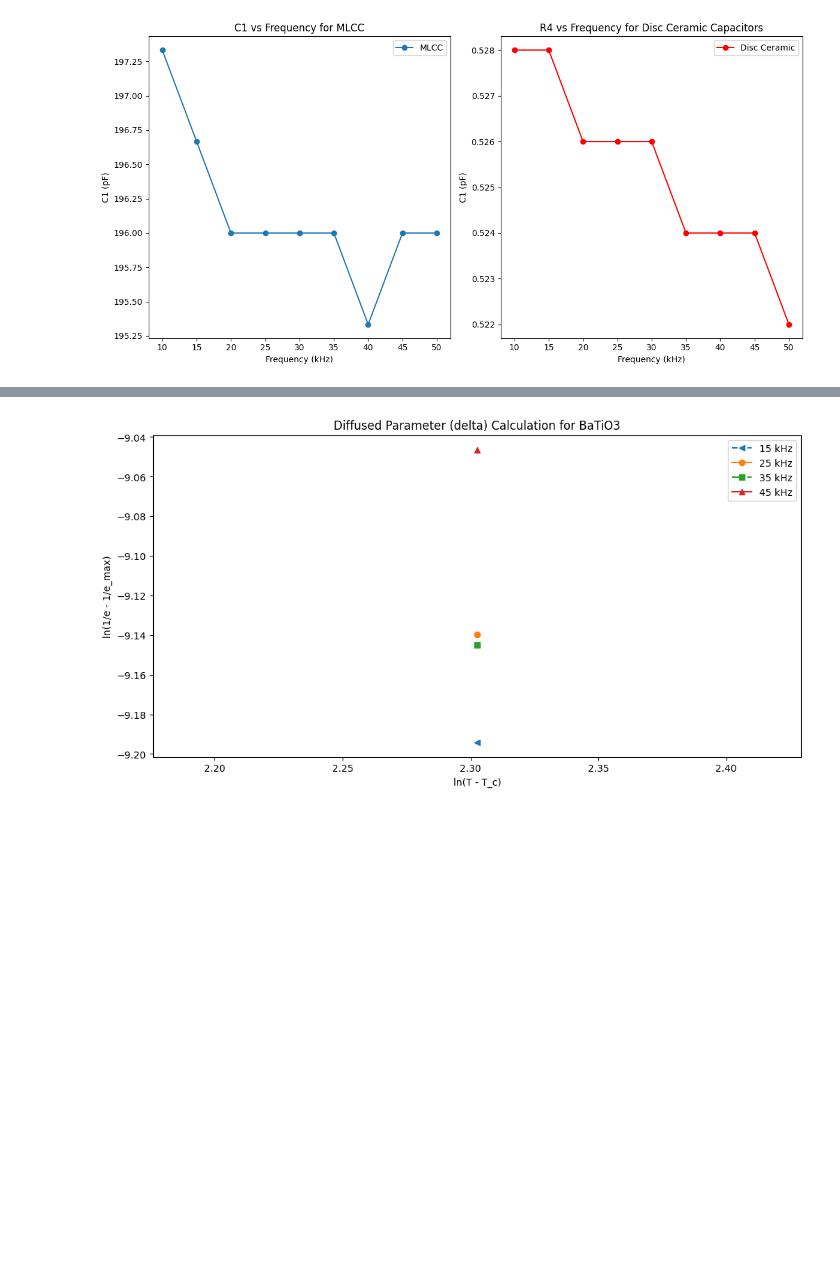
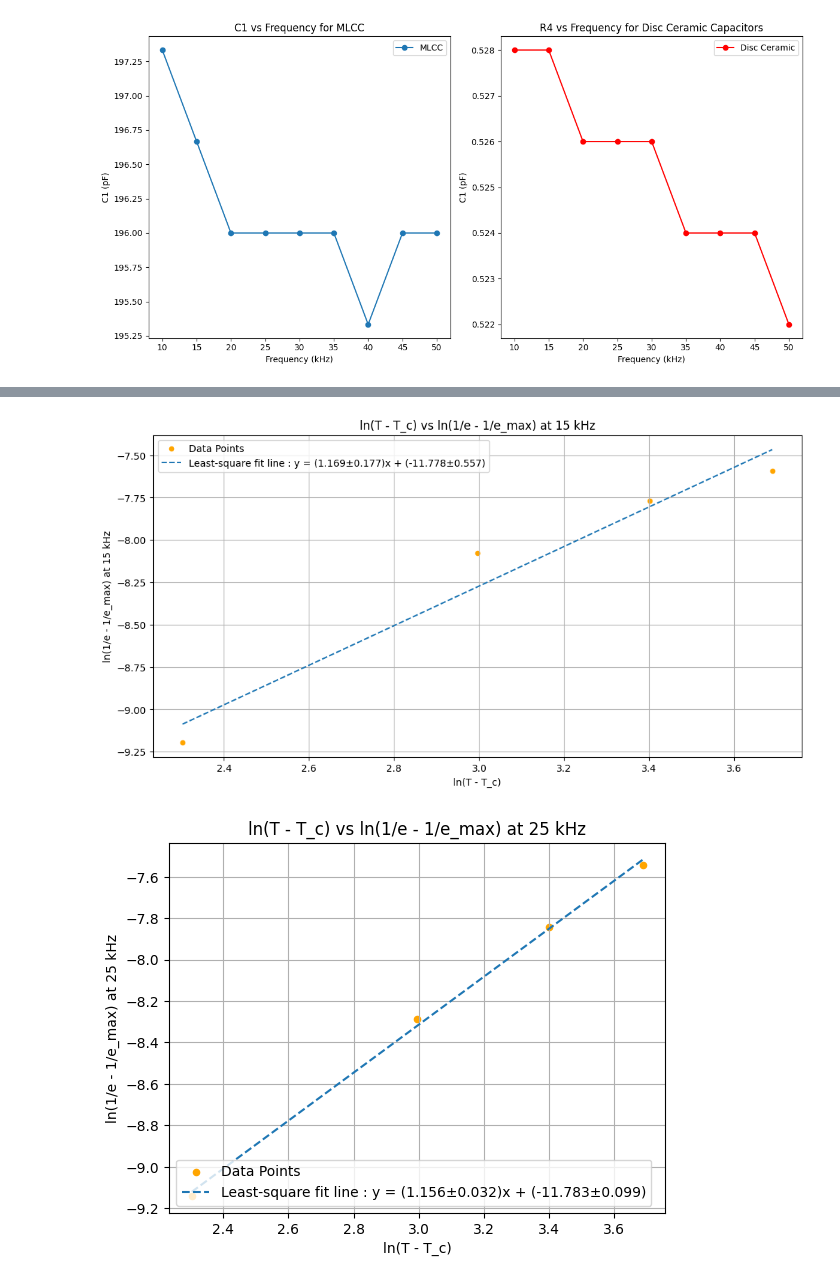
Before and after one commit to Anuj-Arya1/Nuclear-and-Solid-State-physics-Lab, a Jupyter notebook: Solid_state_physics_lab/Phase_trans_BaTiO3.ipynb, the cells around one changed output, grey strips where cells are left out. Cells and saved outputs as stored; diff of their text form; code cells hidden in the pictures; blank space fills up the shorter version.

```diff
--- a/Solid_state_physics_lab/Phase_trans_BaTiO3.ipynb
+++ b/Solid_state_physics_lab/Phase_trans_BaTiO3.ipynb
@@ -99,11 +99,11 @@ Frequency (kHz) | R4 (kOhm) | C1 (pF)
 [figure]
 # %%
 # Temperature dependent data for BaTiO3 at four operating frequencies
-T = [50,60,70,80,90,100,110,120,130,140,150] # °C
-R4_15 = [0.888,0.900,0.950,0.986,1,1.106,1.230,1.434,1.704,1.746,1.556] # kOhm at 15 kHz
-R4_25 = [0.882,0.892,0.940,0.976,1,1.094,1.210,1.416,1.652,1.702,1.512] # kOhm at 25 kHz
-R4_35 = [0.878,0.888,0.934,0.974,1,1.088,1.196,1.404,1.606,1.658,1.478] # kOhm at 35 kHz
-R4_45 = [0.876,0.882,0.928,0.968,1,1.088,1.192,1.400,1.604,1.656,1.460] # kOhm at 45 kHz
+T = [50,60,70,80,90,100,110,120,130,140,150,160,170,180] # °C
+R4_15 = [0.888,0.900,0.950,0.986,1,1.106,1.230,1.434,1.704,1.746,1.556,1.272,1.158,1.088] # kOhm at 15 kHz
+R4_25 = [0.882,0.892,0.940,0.976,1,1.094,1.210,1.416,1.652,1.702,1.512,1.314,1.166,1.050] # kOhm at 25 kHz
+R4_35 = [0.878,0.888,0.934,0.974,1,1.088,1.196,1.404,1.606,1.658,1.478,1.300,1.120,1.028] # kOhm at 35 kHz
+R4_45 = [0.876,0.882,0.928,0.968,1,1.088,1.192,1.400,1.604,1.656,1.460,1.240,1.128,1.018] # kOhm at 45 kHz
 
 C1_15 = [ (1000*R4_15[i])/3 for i in range(len(R4_15))] # pF at 15 kHz
 C1_25 = [ (1000*R4_25[i])/3 for i in range(len(R4_25))] # pF at 25 kHz
@@ -114,6 +114,23 @@ e_15 = [C1_15[i]/C0 for i in range(len(R4_15))] # dimensionless at 15 kHz
 e_25 = [C1_25[i]/C0 for i in range(len(R4_25))] # dimensionless at 25 kHz
 e_35 = [C1_35[i]/C0 for i in range(len(R4_35))] # dimensionless at 35 kHz
 e_45 = [C1_45[i]/C0 for i in range(len(R4_45))] # dimensionless at 45 kHz
+
+print("\nTemperature (°C) | R4 at 15 kHz (kOhm) | C1 at 15 kHz (pF) | e at 15 kHz")
+for i in range(len(T)):
+    print(f"             {T[i]} | {R4_15[i]:.3f}           | {C1_15[i]:.3f}         | {e_15[i]:.3f}")
+
+print("\nTemperature (°C) | R4 at 25 kHz (kOhm) | C1 at 25 kHz (pF) | e at 25 kHz")
+for i in range(len(T)):
+    print(f"             {T[i]} | {R4_25[i]:.3f}           | {C1_25[i]:.3f}         | {e_25[i]:.3f}")
+
+print("\nTemperature (°C) | R4 at 35 kHz (kOhm) | C1 at 35 kHz (pF) | e at 35 kHz")
+for i in range(len(T)):
+    print(f"             {T[i]} | {R4_35[i]:.3f}           | {C1_35[i]:.3f}         | {e_35[i]:.3f}")
+
+print("\nTemperature (°C) | R4 at 45 kHz (kOhm) | C1 at 45 kHz (pF) | e at 45 kHz")
+for i in range(len(T)):
+    print(f"             {T[i]} | {R4_45[i]:.3f}           | {C1_45[i]:.3f}         | {e_45[i]:.3f}")
+
 
 # plotting temperature dependence
 plt.figure(figsize=(12, 6))
@@ -131,24 +229,19 @@ plt.show()
 # %%
 # Diffused parameter (delta) calculation
 T_c = 140 # °C
 e_max = [max(e_15), max(e_25), max(e_35), max(e_45)] # maximum dielectric constant at each frequency
 # ln(1/e - 1/e_max) vs ln(T - T_c) for each frequency
 diff_e_15 = [np.log(1/e_15[i] - 1/e_max[0]) for i in range(10,len(e_15))]
 diff_e_25 = [np.log(1/e_25[i] - 1/e_max[1]) for i in range(10,len(e_25))]
 diff_e_35 = [np.log(1/e_35[i] - 1/e_max[2]) for i in range(10,len(e_35))]
 diff_e_45 = [np.log(1/e_45[i] - 1/e_max[3]) for i in range(10,len(e_45))]
 ln_TT_c = [np.log(T[i] - T_c) for i in range(10,len(T))]
 
-# plotting diffused parameter
-plt.figure(figsize=(12, 6))
-plt.plot(ln_TT_c, diff_e_15, marker='<', linestyle='--', label='15 kHz')
-plt.plot(ln_TT_c, diff_e_25, marker='o', linestyle='-', label='25 kHz')
-plt.plot(ln_TT_c, diff_e_35, marker='s', linestyle='-.', label='35 kHz')
-plt.plot(ln_TT_c, diff_e_45, marker='^', label='45 kHz')
-plt.title('Diffused Parameter (delta) Calculation for BaTiO3')
-plt.xlabel('ln(T - T_c)')
-plt.ylabel('ln(1/e - 1/e_max)')
-plt.legend()
-plt.show()
+# plotting diffused parameter with linear fit
+least_square_fitting(ln_TT_c, diff_e_15, "ln(T - T_c)", "ln(1/e - 1/e_max) at 15 kHz", True, False)
+least_square_fitting(ln_TT_c, diff_e_25, "ln(T - T_c)", "ln(1/e - 1/e_max) at 25 kHz", True, False)
+least_square_fitting(ln_TT_c, diff_e_35, "ln(T - T_c)", "ln(1/e - 1/e_max) at 35 kHz", True, False)
+least_square_fitting(ln_TT_c, diff_e_45, "ln(T - T_c)", "ln(1/e - 1/e_max) at 45 kHz", True, False)
 # %% [output]
-[figure, old version]
+[figure, new version]
+[figure, added]
```
Also changed, not shown: parts of 4 cells of this notebook.
